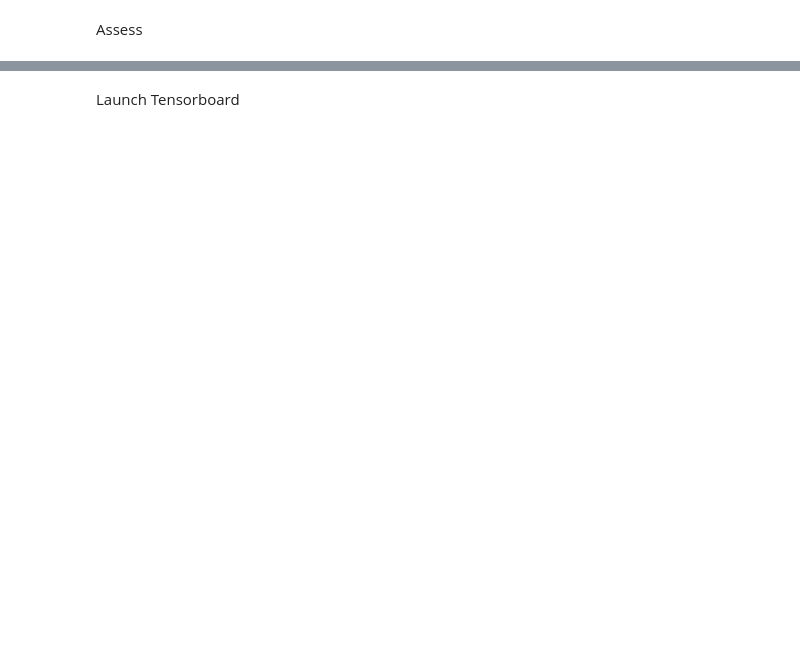
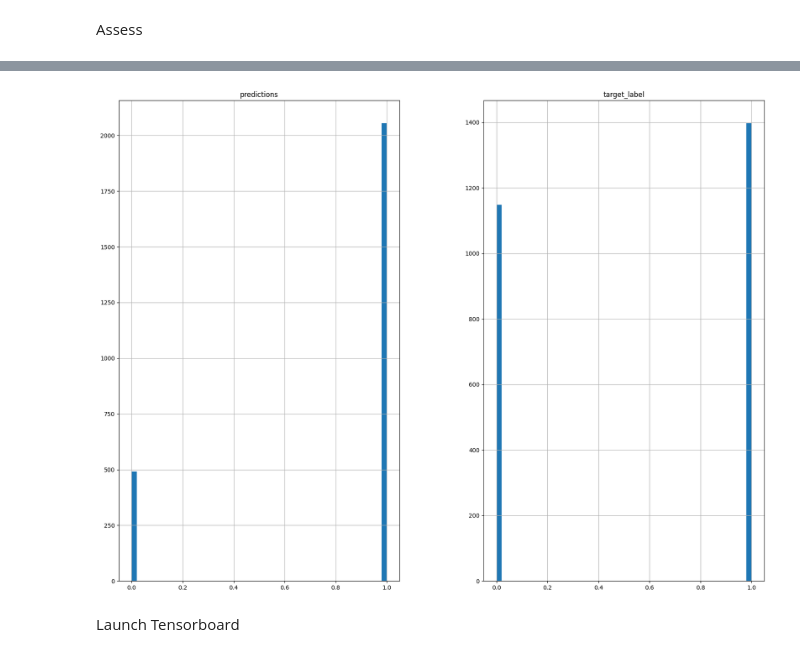
Before and after one commit to joaquinuriarte/sports-betting, a Jupyter notebook: model_binaries/model_v10/training_ground.ipynb, the cells around one changed output, grey strips where cells are left out. Cells and saved outputs as stored; diff of their text form; code cells hidden in the pictures; blank space fills up the shorter version.

```diff
--- a/model_binaries/model_v10/training_ground.ipynb
+++ b/model_binaries/model_v10/training_ground.ipynb
@@ -26,7 +29,7 @@ from model_binaries.utils.binary_utils import save_entity, load_entity, cross_va
 # === STEP 1: Dependency Instantiations And Global Variable Declarations
 
 ## === MODEL MANAGER
-yaml_path0 = '/Users/joaquinuriarte/Documents/GitHub/sports-betting/configs/model_v10/model_v10_000.yaml'
+yaml_path0 = '/Users/joaquinuriarte/Documents/GitHub/sports-betting/configs/model_v10/model_v10_005.yaml'
 yaml_paths = [yaml_path0]
 
 
@@ -54,5 +63,5 @@ yamls = [yaml_path0]
 model_manager = ModelManager(trainer, predictor, model_factory, mm_configuration_loader)
 # %%
 models = model_manager.create_models(yamls)
-model_manager.train(models, [(reduced_train_set, val_dataset)], save_after_training=True)
+model_manager.train(models, [(train_dataset, val_dataset)], save_after_training=True)
 # %% [output]
@@ -79,2 +88,4 @@ Model saved successfully at: models/5105f8d3f5191ed990dc61ad415280a1/model_weigh
 # %% [markdown]
 Assess
+# %%
+predictions = models[0].predict(val_dataset.examples, return_target_labels=True)
@@ -81,2 +108,9 @@ Assess
+# %%
+%matplotlib inline
+import matplotlib.pyplot as plt
+predictions.hist(bins=50, figsize=(20,15))
+plt.show()
+# %% [output]
+[figure, added]
 # %% [markdown]
 Launch Tensorboard
```
Also changed, not shown: parts of 9 cells of this notebook, 2 other files.
